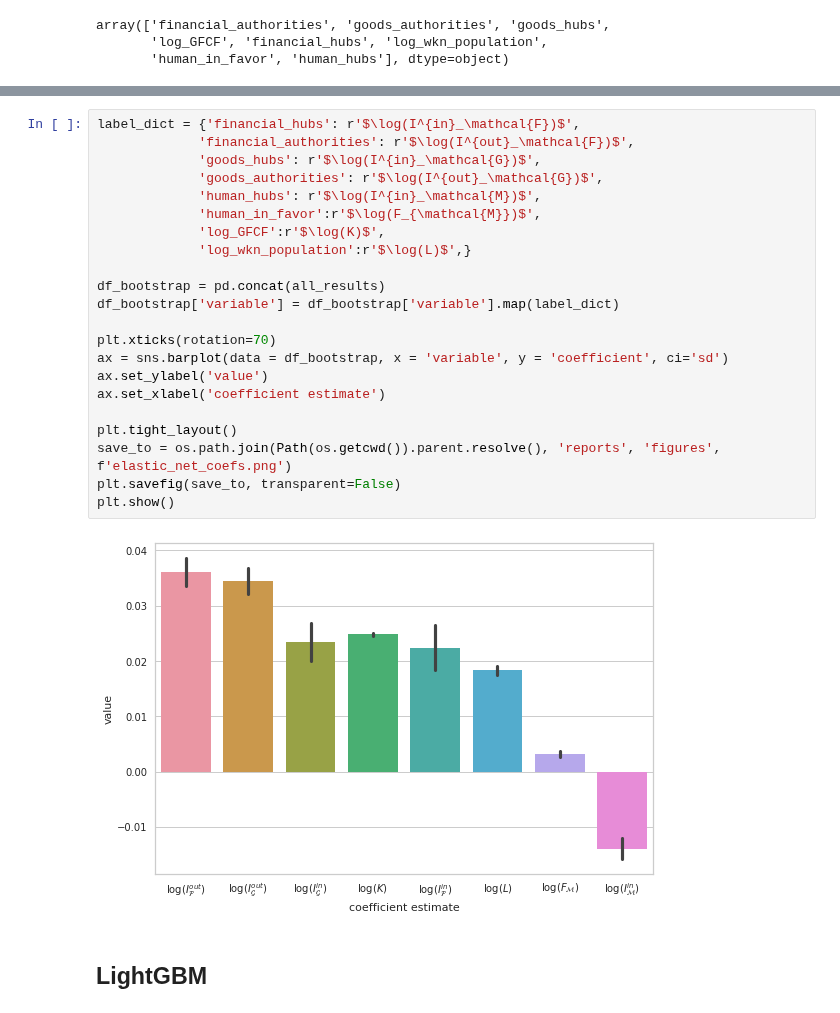
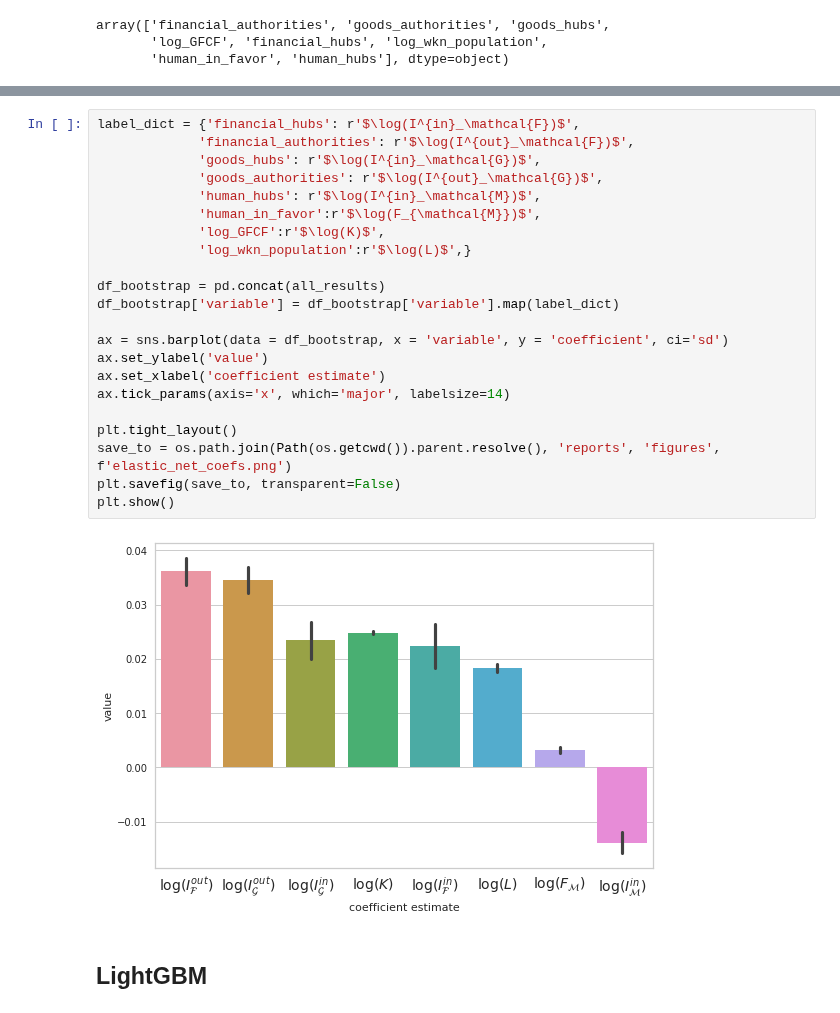
Before and after one commit to jaimeoliver1/social_capital_in_trade_networks, a Jupyter notebook: notebooks/01_02_non_linear_regression_models.ipynb, the cells around one changed output, grey strips where cells are left out. Drawn from its saved outputs; the diff is of its cells as text.

```diff
--- a/notebooks/01_02_non_linear_regression_models.ipynb
+++ b/notebooks/01_02_non_linear_regression_models.ipynb
@@ -157,27 +177,27 @@ array(['financial_authorities', 'goods_authorities', 'goods_hubs',
 # %%
 label_dict = {'financial_hubs': r'$\log(I^{in}_\mathcal{F})$',
              'financial_authorities': r'$\log(I^{out}_\mathcal{F})$',
              'goods_hubs': r'$\log(I^{in}_\mathcal{G})$',
              'goods_authorities': r'$\log(I^{out}_\mathcal{G})$',
              'human_hubs': r'$\log(I^{in}_\mathcal{M})$',
              'human_in_favor':r'$\log(F_{\mathcal{M}})$',
              'log_GFCF':r'$\log(K)$',
              'log_wkn_population':r'$\log(L)$',}
 
 df_bootstrap = pd.concat(all_results)
 df_bootstrap['variable'] = df_bootstrap['variable'].map(label_dict)
 
-plt.xticks(rotation=70)
 ax = sns.barplot(data = df_bootstrap, x = 'variable', y = 'coefficient', ci='sd')
 ax.set_ylabel('value')
 ax.set_xlabel('coefficient estimate')
+ax.tick_params(axis='x', which='major', labelsize=14)
 
 plt.tight_layout()
 save_to = os.path.join(Path(os.getcwd()).parent.resolve(), 'reports', 'figures', f'elastic_net_coefs.png')
 plt.savefig(save_to, transparent=False)
 plt.show()
 # %% [output]
-[figure, old version]
+[figure, new version]
 # %% [markdown]
 ## LightGBM
 # %%
```
Also changed, not shown: parts of 3 cells of this notebook, 5 other files.
